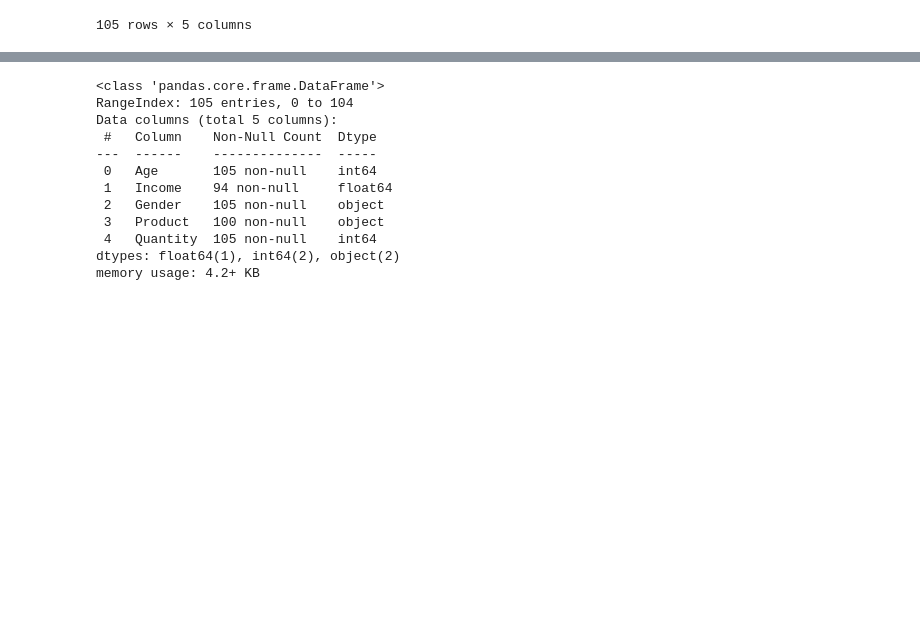
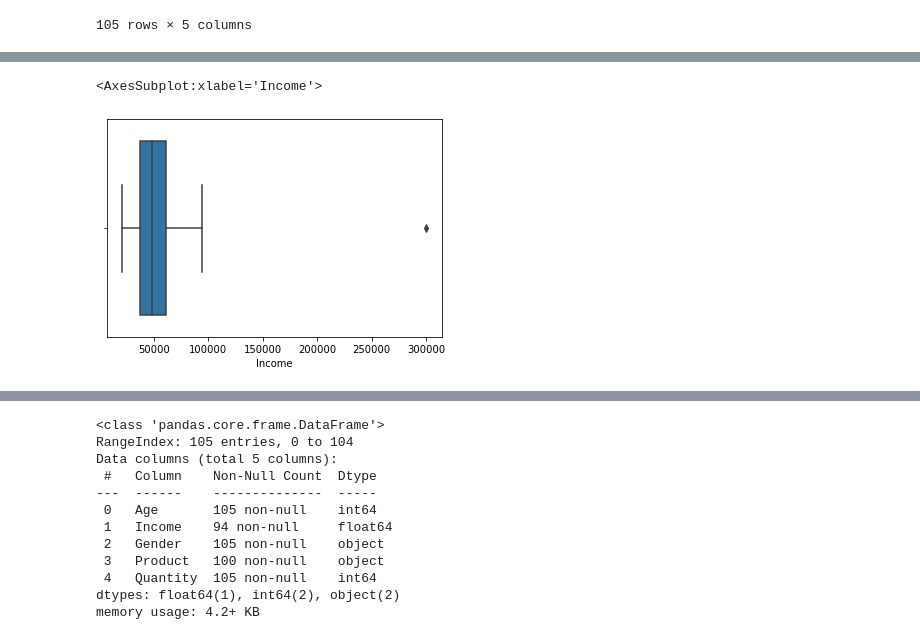
Before and after one commit to leningschulich/schulich_data_science, a Jupyter notebook: data class1.ipynb, the cells around one changed output, grey strips where cells are left out. Saved outputs shown, nothing was run; the diff lists cells and outputs as text; code cells hidden in the pictures; blank space fills up the shorter version.

```diff
--- a/data class1.ipynb
+++ b/data class1.ipynb
@@ -30,0 +38,5 @@ df #shown number of rows and number of columns
+# %%
+sns.boxplot(df['Income'])
+# %% [output]
+<AxesSubplot:xlabel='Income'>
+[figure, added]
```
Also changed, not shown: parts of 26 cells of this notebook, 2 other files.
